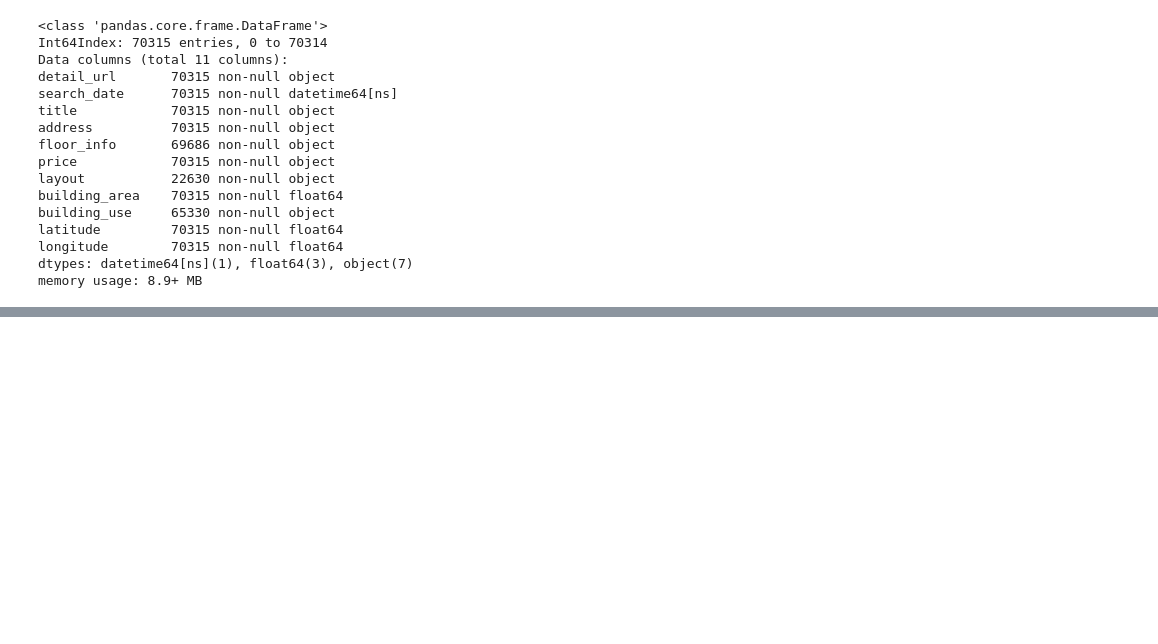
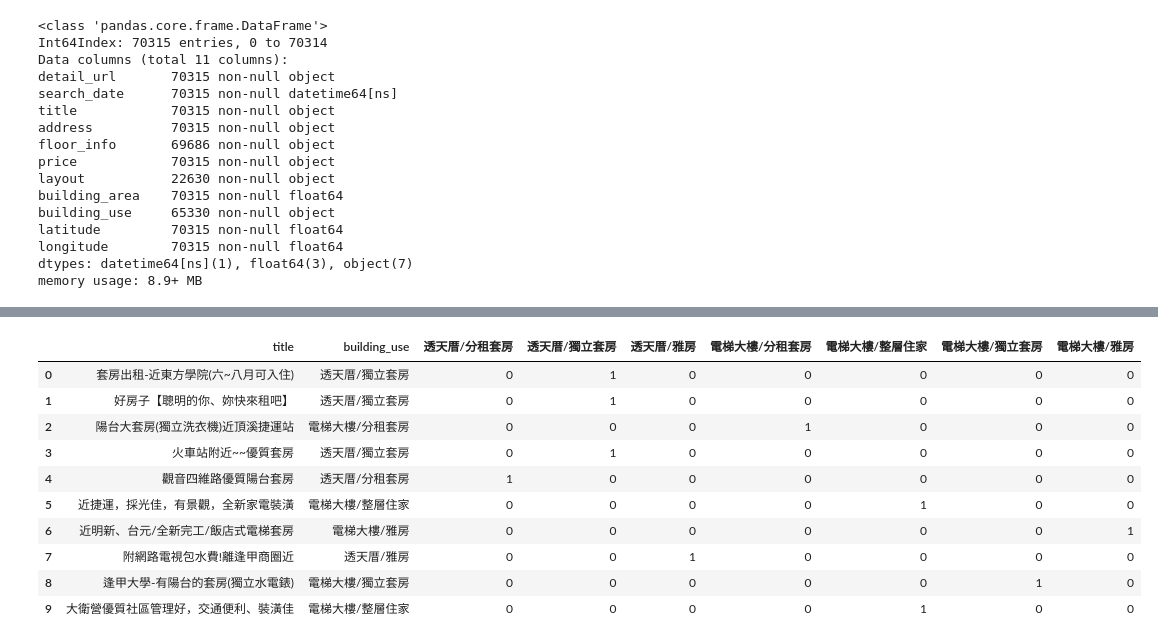
Before and after one commit to ywchiu/chinalife, a Jupyter notebook: Demo20181012.ipynb, the cells around one changed output, grey strips where cells are left out. Cells and saved outputs as stored; diff of their text form; code cells hidden in the pictures; blank space fills up the shorter version.

```diff
--- a/Demo20181012.ipynb
+++ b/Demo20181012.ipynb
@@ -1307,0 +1351,20 @@ df[df['search_date'] > '2017-05-13'].head()
+# %%
+df2 = df.head(10)
+# %%
+df2 = df2[['title', 'building_use']]
+# %%
+newvar = pandas.get_dummies(df2['building_use'])
+# %%
+pandas.concat([df2, newvar], axis = 1)
+# %% [output]
+|  | title | building_use | 透天厝/分租套房 | 透天厝/獨立套房 | 透天厝/雅房 | 電梯大樓/分租套房 | 電梯大樓/整層住家 | 電梯大樓/獨立套房 | 電梯大樓/雅房 |
+| 0 | 套房出租-近東方學院(六~八月可入住) | 透天厝/獨立套房 | 0 | 1 | 0 | 0 | 0 | 0 | 0 |
+| 1 | 好房子【聰明的你、妳快來租吧】 | 透天厝/獨立套房 | 0 | 1 | 0 | 0 | 0 | 0 | 0 |
+| 2 | 陽台大套房(獨立洗衣機)近頂溪捷運站 | 電梯大樓/分租套房 | 0 | 0 | 0 | 1 | 0 | 0 | 0 |
+| 3 | 火車站附近~~優質套房 | 透天厝/獨立套房 | 0 | 1 | 0 | 0 | 0 | 0 | 0 |
+| 4 | 觀音四維路優質陽台套房 | 透天厝/分租套房 | 1 | 0 | 0 | 0 | 0 | 0 | 0 |
+| 5 | 近捷運，採光佳，有景觀，全新家電裝潢 | 電梯大樓/整層住家 | 0 | 0 | 0 | 0 | 1 | 0 | 0 |
+| 6 | 近明新、台元/全新完工/飯店式電梯套房 | 電梯大樓/雅房 | 0 | 0 | 0 | 0 | 0 | 0 | 1 |
+| 7 | 附網路電視包水費!離逢甲商圈近 | 透天厝/雅房 | 0 | 0 | 1 | 0 | 0 | 0 | 0 |
+| 8 | 逢甲大學-有陽台的套房(獨立水電錶) | 電梯大樓/獨立套房 | 0 | 0 | 0 | 0 | 0 | 1 | 0 |
+| 9 | 大衛營優質社區管理好，交通便利、裝潢佳 | 電梯大樓/整層住家 | 0 | 0 | 0 | 0 | 1 | 0 | 0 |
```
Also changed, not shown: parts of 66 cells of this notebook.
